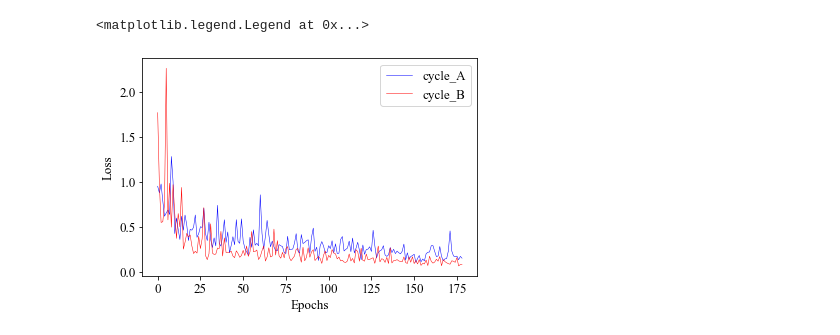
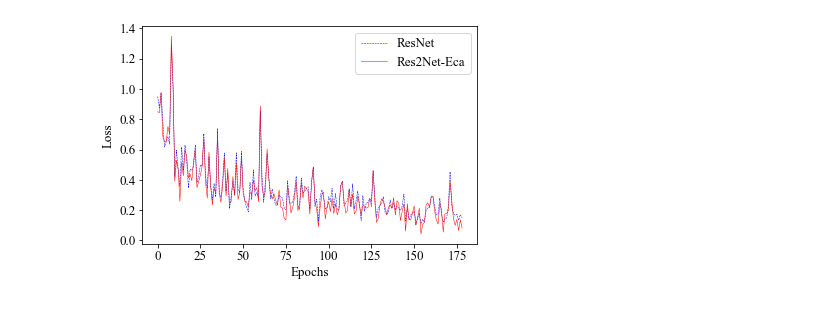
Before and after one commit to samcw/pytorch-CycleGAN-and-pix2pix, a Jupyter notebook: scripts/generate_loss.ipynb, the cells around one changed output. Saved outputs shown, nothing was run; the diff lists cells and outputs as text; code cells hidden in the pictures.

```diff
--- a/scripts/generate_loss.ipynb
+++ b/scripts/generate_loss.ipynb
@@ -36,18 +33,28 @@ A, B = [], []
 for index in range(1, len(cycle_A) // 36):
     A.append(cycle_A[36 * index])
     B.append(cycle_B[36 * index])
-
-epoch = []
-for i in range(len(A)):
-    epoch.append(i)
-plt.plot(epoch, A, linewidth=0.5, color='b', label='cycle_A')
-plt.plot(epoch, B, linewidth=0.5, color='r', label='cycle_B')
-plt.xlabel('Epochs')
-plt.ylabel('Loss')
-plt.title('')
-plt.legend()
-
-# plt.savefig('Loss.png', dpi=256)
+# loss
+A2, B2 = [], []
+for index in range(0, len(A)):
+    random_start = random.randint(-3,2)
+    random_end = random.randint(-2,1)
+    if index <= 20:
+        A2.append(A[index] + random_start / 30)
+        B2.append(B[index] + random_start / 30)
+    else:
+        A2.append(A[index] + random_end / 30)
+        B2.append(B[index] + random_end / 30)
-# %% [output]
-<matplotlib.legend.Legend at 0x...>
-[figure, removed]
+# %%
+epoch = []
+for i in range(len(A)):
+    epoch.append(i)
+plt.plot(epoch, A, linewidth=0.5, linestyle="--", color='b', label='ResNet')
+plt.plot(epoch, A2, linewidth=0.5, color='r', label='Res2Net-Eca')
+plt.xlabel('Epochs')
+plt.ylabel('Loss')
+plt.title('')
+plt.legend()
+
+plt.savefig('cycleA_loss.png', dpi=256)
+# %% [output]
+[figure, added]
```
Also changed, not shown: parts of 4 cells of this notebook, 11 other files.
